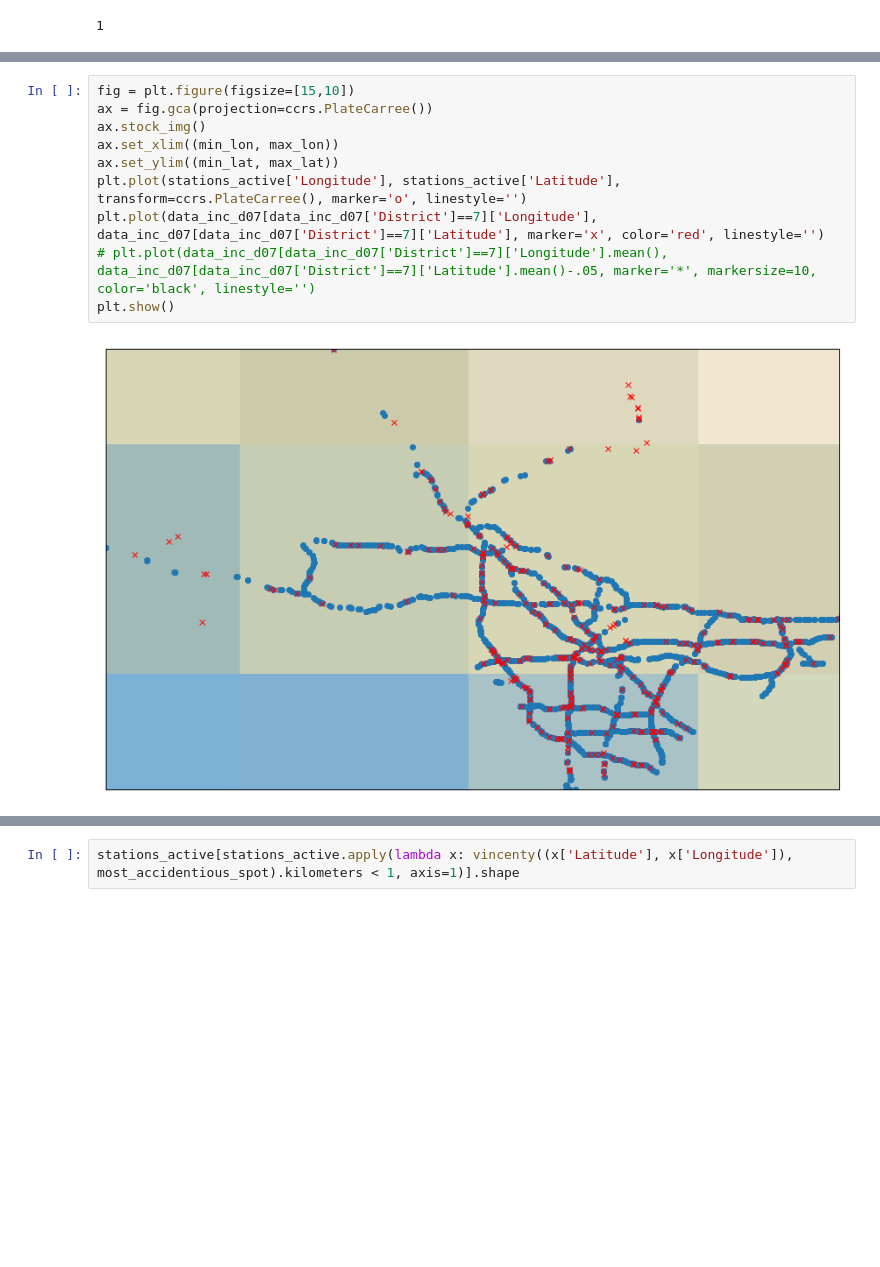
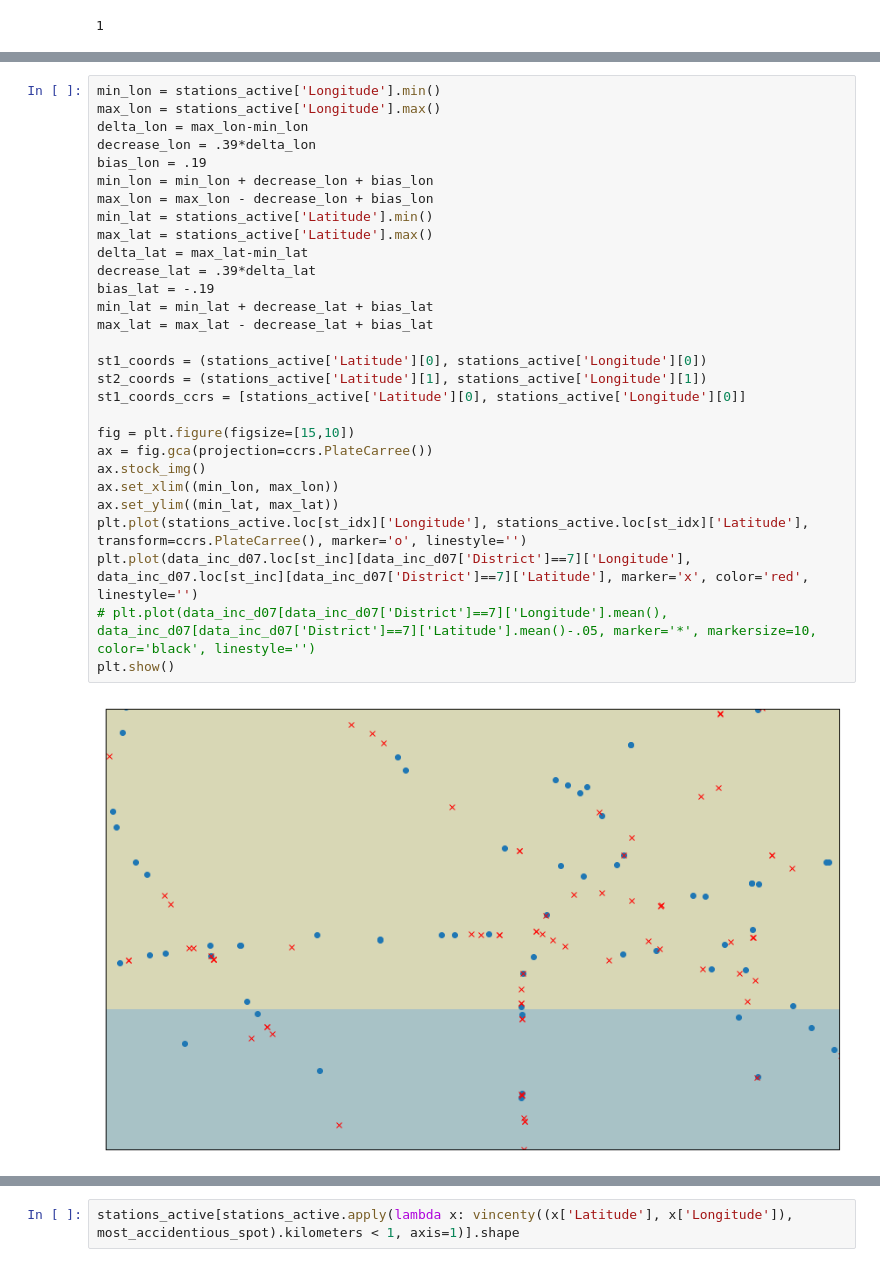
Before and after one commit to frolovconst/TC_w_ML, a Jupyter notebook: incidents_touch/fst_trial.ipynb, the cells around one changed output, grey strips where cells are left out. Cells and saved outputs as stored; diff of their text form; blank space fills up the shorter version.

```diff
--- a/incidents_touch/fst_trial.ipynb
+++ b/incidents_touch/fst_trial.ipynb
@@ -76,15 +149,34 @@ st1_coords_ccrs = [stations_active['Latitude'][0], stations_active['Longitude'][
 # %%
+min_lon = stations_active['Longitude'].min()
+max_lon = stations_active['Longitude'].max()
+delta_lon = max_lon-min_lon
+decrease_lon = .39*delta_lon
+bias_lon = .19
+min_lon = min_lon + decrease_lon + bias_lon
+max_lon = max_lon - decrease_lon + bias_lon
+min_lat = stations_active['Latitude'].min()
+max_lat = stations_active['Latitude'].max()
+delta_lat = max_lat-min_lat
+decrease_lat = .39*delta_lat
+bias_lat = -.19
+min_lat = min_lat + decrease_lat + bias_lat
+max_lat = max_lat - decrease_lat + bias_lat
+
+st1_coords = (stations_active['Latitude'][0], stations_active['Longitude'][0])
+st2_coords = (stations_active['Latitude'][1], stations_active['Longitude'][1])
+st1_coords_ccrs = [stations_active['Latitude'][0], stations_active['Longitude'][0]]
+
 fig = plt.figure(figsize=[15,10])
 ax = fig.gca(projection=ccrs.PlateCarree())
 ax.stock_img()
 ax.set_xlim((min_lon, max_lon))
 ax.set_ylim((min_lat, max_lat))
-plt.plot(stations_active['Longitude'], stations_active['Latitude'], transform=ccrs.PlateCarree(), marker='o', linestyle='')
-plt.plot(data_inc_d07[data_inc_d07['District']==7]['Longitude'], data_inc_d07[data_inc_d07['District']==7]['Latitude'], marker='x', color='red', linestyle='')
+plt.plot(stations_active.loc[st_idx]['Longitude'], stations_active.loc[st_idx]['Latitude'], transform=ccrs.PlateCarree(), marker='o', linestyle='')
+plt.plot(data_inc_d07.loc[st_inc][data_inc_d07['District']==7]['Longitude'], data_inc_d07.loc[st_inc][data_inc_d07['District']==7]['Latitude'], marker='x', color='red', linestyle='')
 # plt.plot(data_inc_d07[data_inc_d07['District']==7]['Longitude'].mean(), data_inc_d07[data_inc_d07['District']==7]['Latitude'].mean()-.05, marker='*', markersize=10, color='black', linestyle='')
 plt.show()
 # %% [output]
-[figure, old version]
+[figure, new version]
 # %%
 most_accidentious_spot = [data_inc_d07[data_inc_d07['District']==7]['Latitude'].mean(), data_inc_d07[data_inc_d07['District']==7]['Longitude'].mean()-.05]
 min_dist = 100
```
Also changed, not shown: parts of 15 cells of this notebook, 2 other files.
